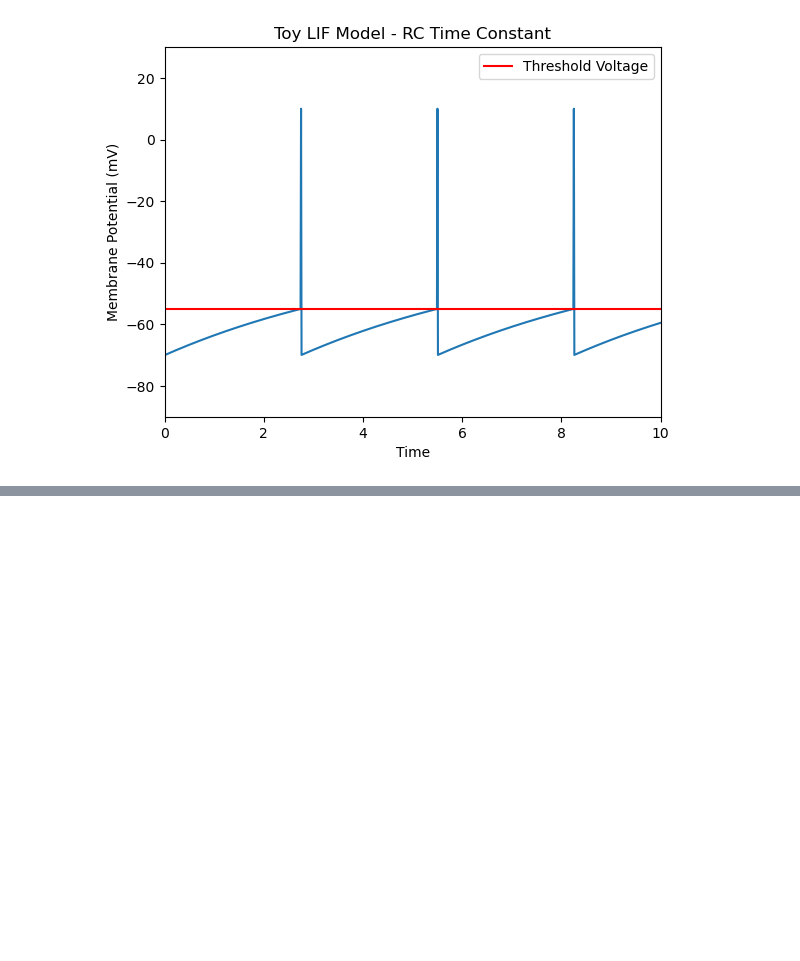
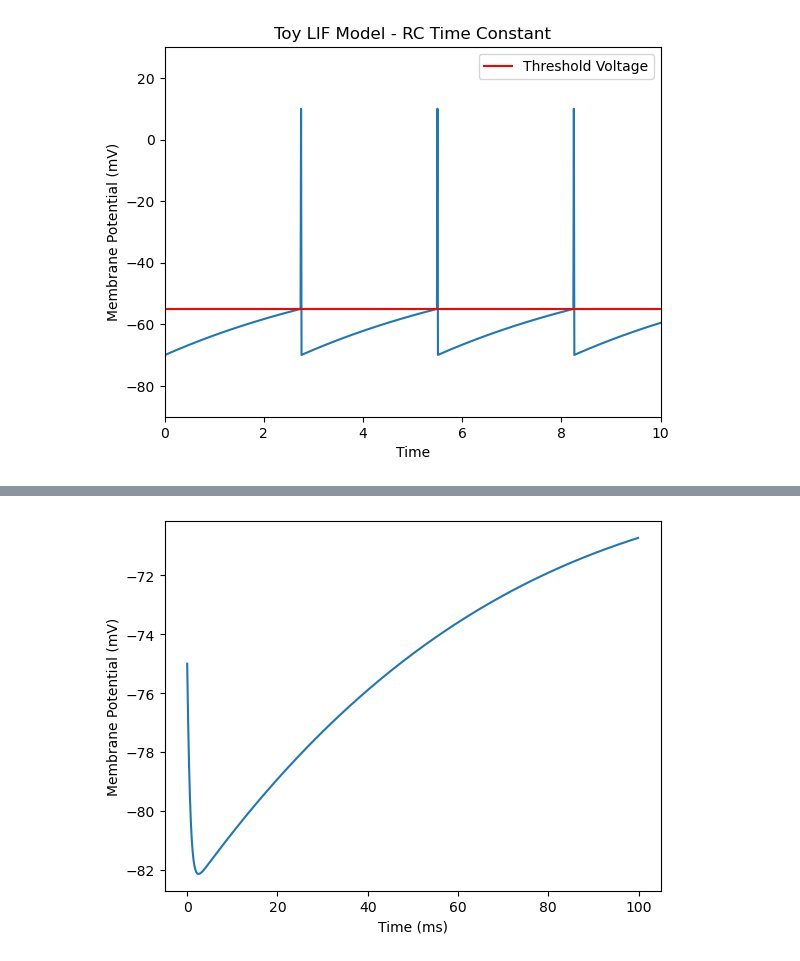
Before and after one commit to brittahn/CASMA665, a Jupyter notebook: Independent Work/Toy INF LIF.ipynb, the cells around one changed output, grey strips where cells are left out. Drawn from its saved outputs; the diff is of its cells as text; code cells hidden in the pictures; blank space fills up the shorter version.

Commit message:
Izh Model

```diff
--- a/Independent Work/Toy INF LIF.ipynb
+++ b/Independent Work/Toy INF LIF.ipynb
@@ -217,0 +250,80 @@ plt.show()
+# %%
+# Import libraries
+import numpy as np
+import matplotlib.pyplot as plt
+
+
+# Define functions
+"""
+Descr: dvdt is a function that computes the change in voltage over time, explained by the Izhikevich neuron model.
+
+Eq: dvdt = 0.04*(v**2) + 5*v + 140 - u + I
+
+Args: v, u, I
+u --- membrane recovery variable
+v --- membrane potential
+I --- injected current
+
+Returns: 0.04*(v**2) + 5*v + 140 - u + I
+"""
+def dvdt(v, u, I):
+    return (0.04*(v**2) + 5*v + 140 - u + I)
+
+
+"""
+Descr: dudt is a function that computes the change in membrane recovery over time, explained by the Izhikevich neuron model.
+
+Eq: dudt = a*(b*v - u)
+
+Args: a, b, v, u
+a --- time scale of recovery variable u. smaller values of a => slower recovery. typically a=0.02
+b --- sensitivity of recovery variable u to subthreshold fluctuations of membrane potential v
+v --- membrane potential
+u --- membrane recovery variable
+
+Returns:
+"""
+def dudt(a, b, v, u):
+    return (a*(b*v - u))
+
+
+# Define variables
+I=1     # injected current
+a=0.02  # time scale of recovery variable u
+b=0.2
+c=-65   # mV
+d=2
+t_sim=100  # simulation time
+dt=0.1      # time step
+
+
+# Initialize t, u, v arrays
+t_values=np.arange(0, t_sim, dt)  # times
+u_values=np.zeros(t_values.size)  # empty array of membrane recovery values
+v_values=np.zeros(t_values.size)  # empty array of voltages
+v_values[0]=-75                   # initial voltage (mV)
+u_values[0]=1                     # initial membrane recovery value
+
+
+# Build arrays of voltages and membrane recovery values.
+for i in range(t_values.size - 1):  # 0 to 99
+
+    if v_values[i]>=30:                # if v>=30 mV, => reset s.t. (v = c) and (u = u+d)
+        v_values[i] = c
+        u_values[i] = u_values[i]+d
+
+    else:
+        dv = dvdt(v_values[i], u_values[i], I)
+        du = dudt(a, b, v_values[i], u_values[i])
+        v_values[i+1] = (v_values[i] + dv*dt)
+        u_values[i+1] = (u_values[i] + du*dt)
+
+
+# Plot voltage trace
+plt.figure()
+plt.plot(t_values, v_values)
+plt.xlabel("Time (ms)")
+plt.ylabel("Membrane Potential (mV)")
+plt.show()
+# %% [output]
+[figure, added]
```
Also changed, not shown: parts of 1 cell of this notebook.
